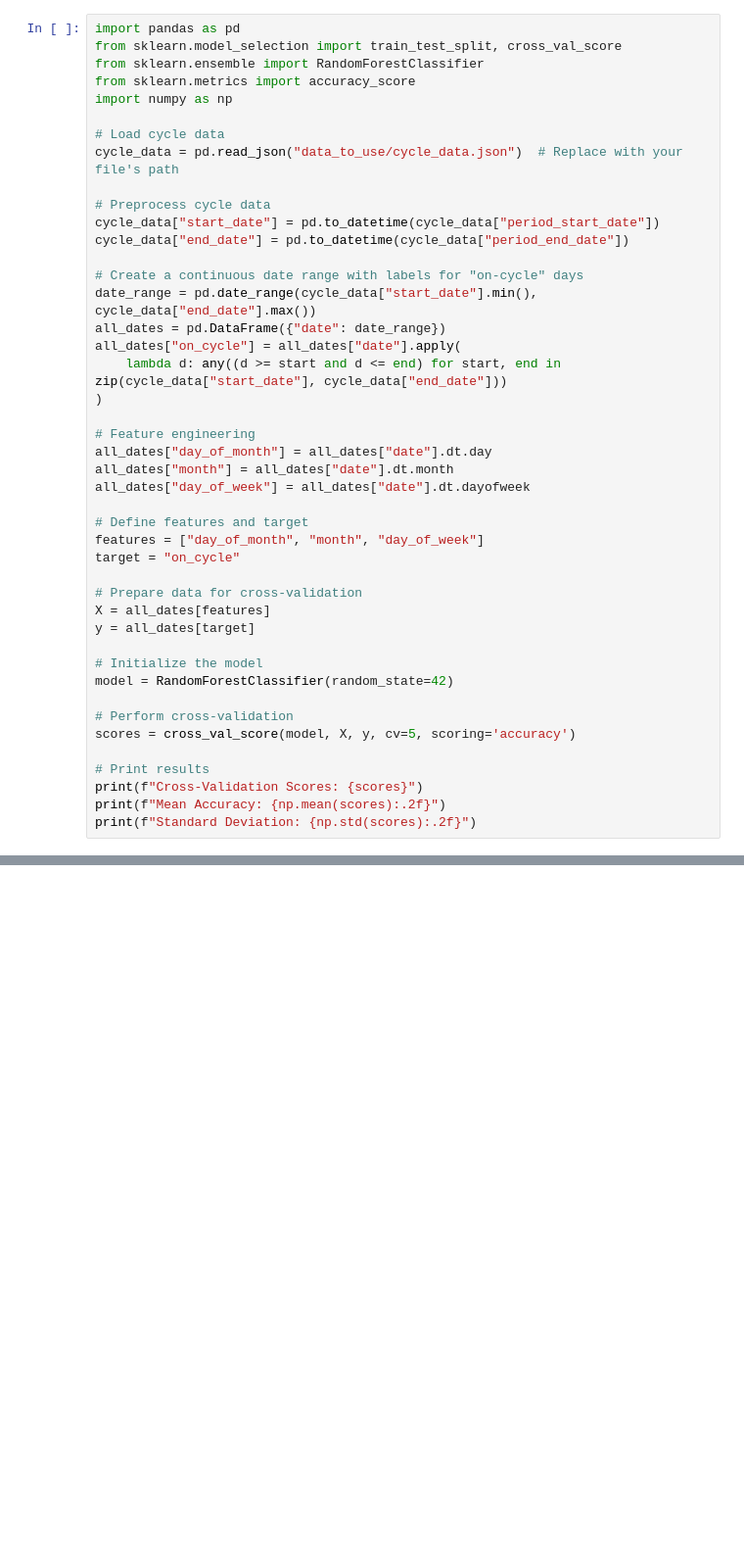
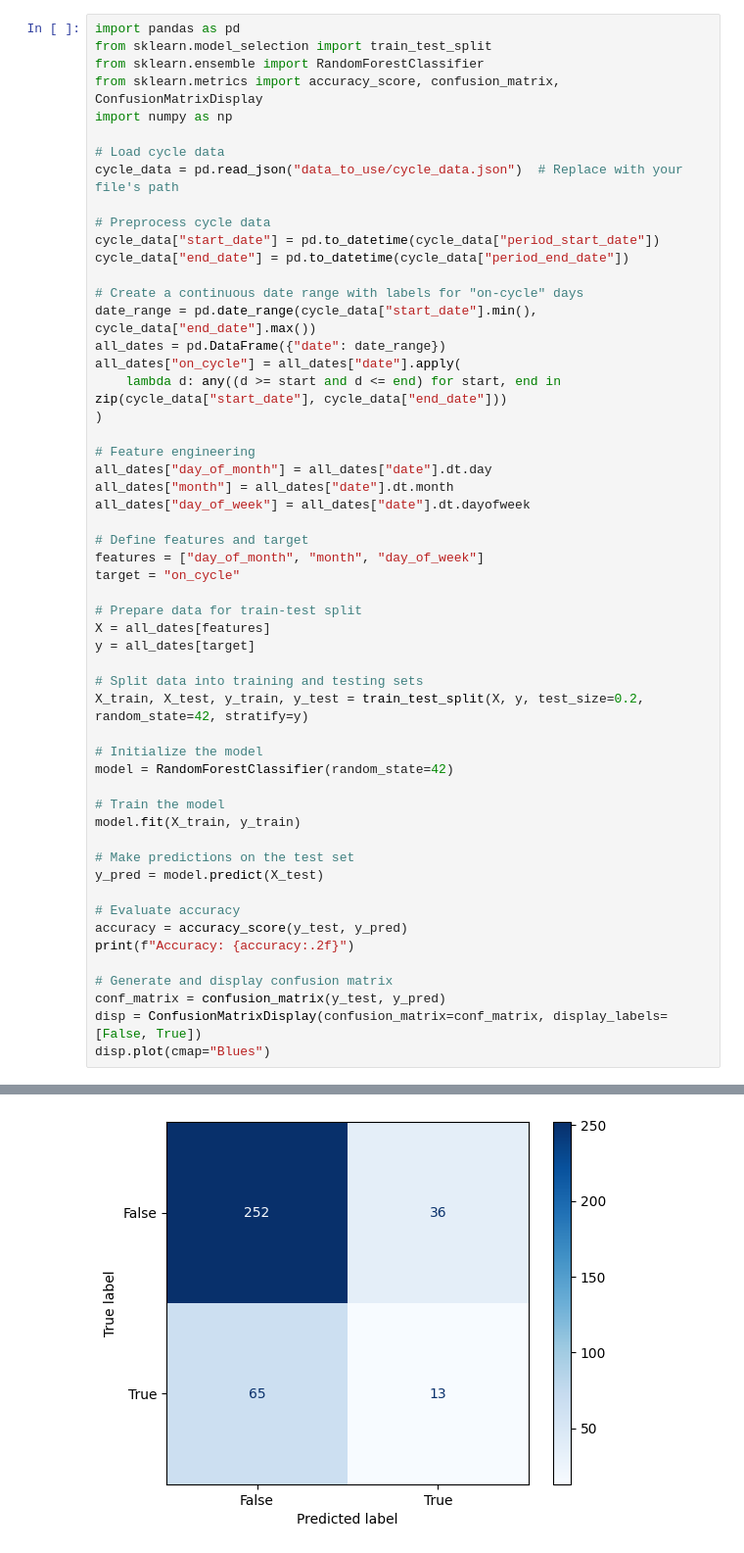
Before and after one commit to zilan-turunc/dsa210_project, a Jupyter notebook: ml_code.ipynb, the cells around one changed output, grey strips where cells are left out. Shown: that part at 98% size. Saved outputs shown, nothing was run; the diff lists cells and outputs as text; blank space fills up the shorter version.

```diff
--- a/ml_code.ipynb
+++ b/ml_code.ipynb
@@ -1,8 +1,8 @@
 # %%
 import pandas as pd
-from sklearn.model_selection import train_test_split, cross_val_score
+from sklearn.model_selection import train_test_split
 from sklearn.ensemble import RandomForestClassifier
-from sklearn.metrics import accuracy_score
+from sklearn.metrics import accuracy_score, confusion_matrix, ConfusionMatrixDisplay
 import numpy as np
 
 # Load cycle data
@@ -28,18 +28,28 @@ all_dates["day_of_week"] = all_dates["date"].dt.dayofweek
 features = ["day_of_month", "month", "day_of_week"]
 target = "on_cycle"
 
-# Prepare data for cross-validation
+# Prepare data for train-test split
 X = all_dates[features]
 y = all_dates[target]
+
+# Split data into training and testing sets
+X_train, X_test, y_train, y_test = train_test_split(X, y, test_size=0.2, random_state=42, stratify=y)
 
 # Initialize the model
 model = RandomForestClassifier(random_state=42)
 
-# Perform cross-validation
-scores = cross_val_score(model, X, y, cv=5, scoring='accuracy')
+# Train the model
+model.fit(X_train, y_train)
 
-# Print results
-print(f"Cross-Validation Scores: {scores}")
-print(f"Mean Accuracy: {np.mean(scores):.2f}")
-print(f"Standard Deviation: {np.std(scores):.2f}")
+# Make predictions on the test set
+y_pred = model.predict(X_test)
+
+# Evaluate accuracy
+accuracy = accuracy_score(y_test, y_pred)
+print(f"Accuracy: {accuracy:.2f}")
+
+# Generate and display confusion matrix
+conf_matrix = confusion_matrix(y_test, y_pred)
+disp = ConfusionMatrixDisplay(confusion_matrix=conf_matrix, display_labels=[False, True])
+disp.plot(cmap="Blues")
 # %% [output]
@@ -49,2 +58,3 @@ Standard Deviation: 0.02
+[figure, added]
 # %%
 import pandas as pd
```
Also changed, not shown: parts of 4 cells of this notebook, 16 other files.
